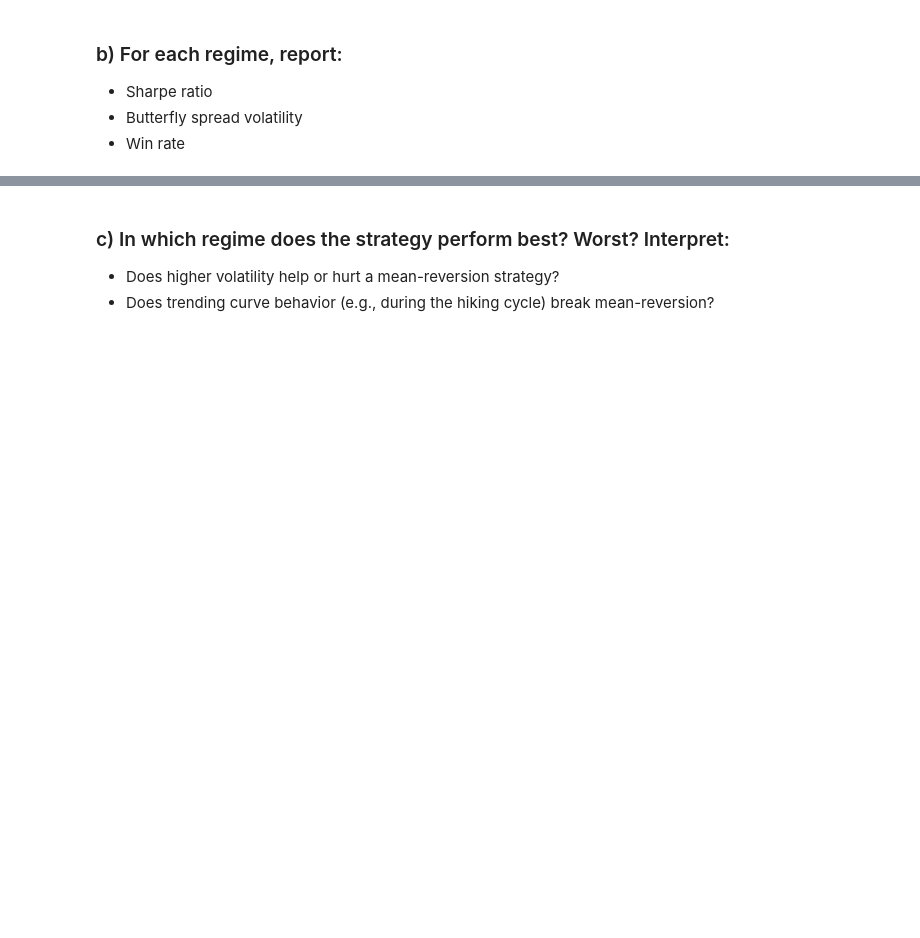
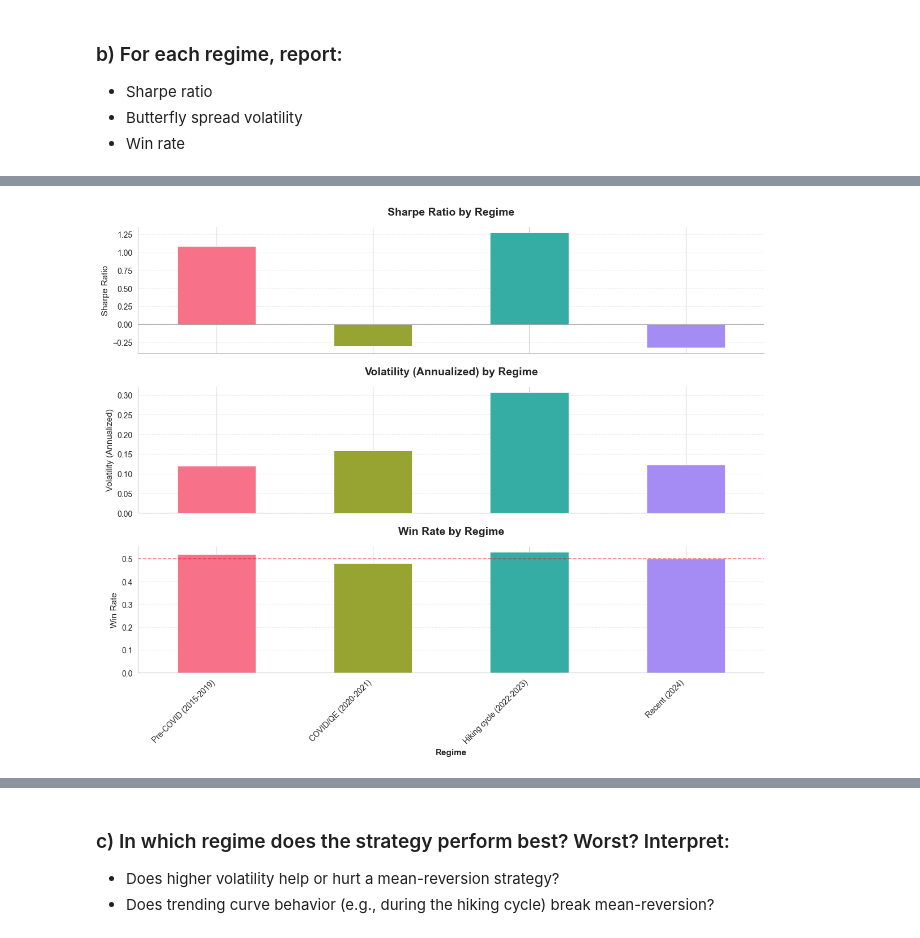
Before and after one commit to y3y-tech/Fixed_Income_Butterfly_Trades, a Jupyter notebook: Question_4.ipynb, the cells around one changed output, grey strips where cells are left out. Cells and saved outputs as stored; diff of their text form; code cells hidden in the pictures; blank space fills up the shorter version.

```diff
--- a/Question_4.ipynb
+++ b/Question_4.ipynb
@@ -89,6 +92,24 @@ def backtest_strategy(signals, spread_data):
    - COVID/QE (2020-2021): Zero rates, massive Fed intervention
    - Hiking cycle (2022-2023): Aggressive tightening
    - Recent (2024): Rate stabilization
+# %%
+# Define regeimes for analysis
+regimes = {
+    "Pre-COVID (2015-2019)": ("2015-01-01", "2019-12-31"),
+    "COVID/QE (2020-2021)":  ("2020-01-01", "2021-12-31"),
+    "Hiking cycle (2022-2023)": ("2022-01-01", "2023-12-31"),
+    "Recent (2024)": ("2024-01-01", "2024-12-31"),
+}
+
+look_back_window = 20
+entry_threshold = 1  # Best parameter from question 3
+exit_threshold = 0.5   # Exit when spread is within 0.5 std devs
+
+signals, z = mean_reversion(look_back_window, entry_threshold, exit_threshold, butterfly_spread)
+strategy_returns, cumulative_returns = backtest_strategy(signals, butterfly_spread)
+
+strategy_returns = strategy_returns.dropna()
+spread_changes = butterfly_spread.diff().dropna()
 # %% [markdown]
 
 ### b) For each regime, report:
@@ -101,0 +168,36 @@ exit_threshold = 0.5   # Exit when spread is within 0.5 std devs
+# %%
+
+sns.set_style("whitegrid")
+fig, axes = plt.subplots(3, 1, figsize=(12, 10), sharex=True)
+
+# Common styling parameters
+bar_params = {'color': sns.color_palette("husl", len(regime_stats)),
+              'edgecolor': 'white', 'linewidth': 0.5}
+
+plots = [
+    ("Sharpe", "Sharpe Ratio", {'hline': 0}),
+    ("Butterfly spread vol (ann)", "Volatility (Annualized)", {}),
+    ("Win rate", "Win Rate", {'hline': (0.5, 'red', '--')})
+]
+
+for ax, (col, ylabel, opts) in zip(axes, plots):
+    regime_stats[col].plot(kind="bar", ax=ax, **bar_params)
+    ax.set_title(f"{ylabel} by Regime", fontsize=14, fontweight='bold', pad=15)
+    ax.set_ylabel(ylabel, fontsize=11)
+    ax.grid(axis='y', alpha=0.3, linestyle='--')
+    ax.spines[['top', 'right']].set_visible(False)
+
+    if 'hline' in opts:
+        hline = opts['hline']
+        if isinstance(hline, tuple):
+            ax.axhline(hline[0], color=hline[1], linestyle=hline[2],
+                      linewidth=1.2, alpha=0.5)
+        else:
+            ax.axhline(hline, color='black', linewidth=1.2, alpha=0.3)
+
+axes[2].set_xlabel("Regime", fontsize=11, fontweight='bold')
+plt.setp(axes[2].xaxis.get_majorticklabels(), rotation=45, ha='right')
+plt.tight_layout()
+plt.show()
+# %% [output]
+[figure, added]
```
Also changed, not shown: parts of 18 cells of this notebook.
